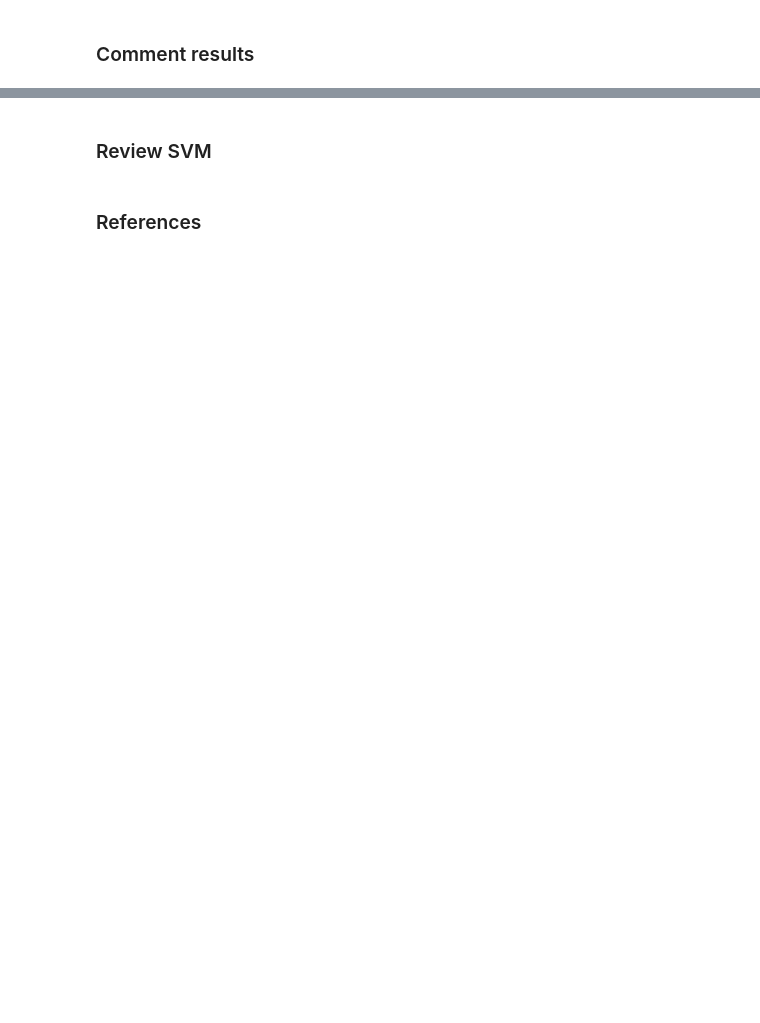
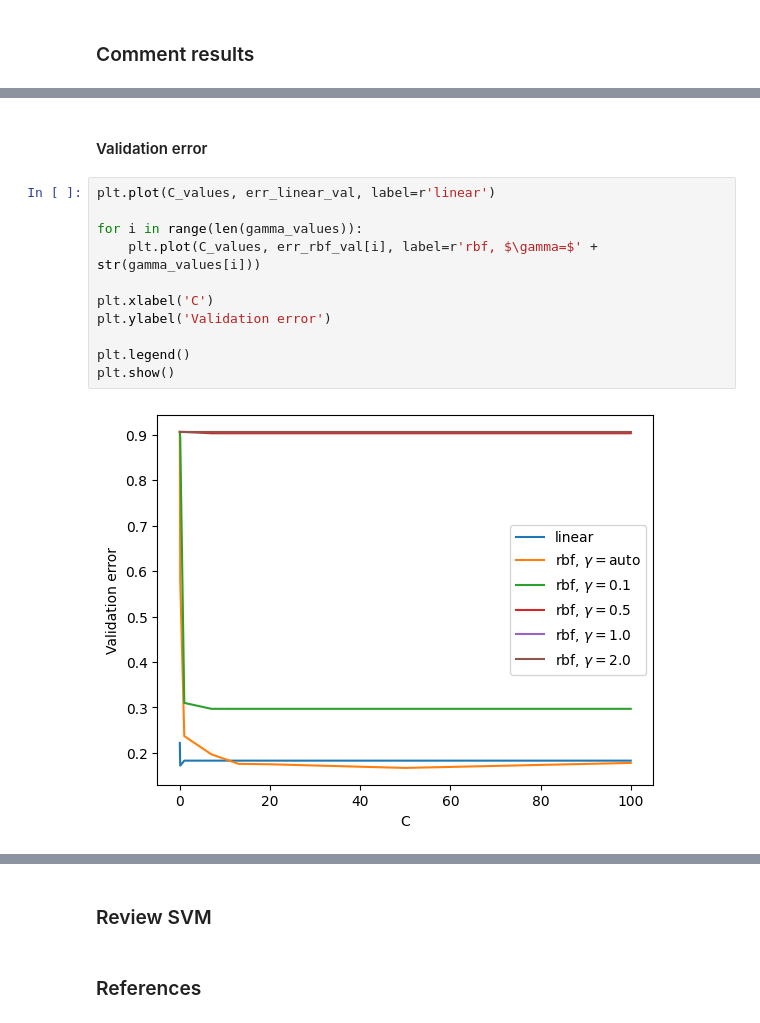
Before and after one commit to LHSang6403/Support-Vector-Machine-ML-Project, a Jupyter notebook: main.ipynb, the cells around one changed output, grey strips where cells are left out. Cells and saved outputs as stored; diff of their text form; blank space fills up the shorter version.

```diff
--- a/main.ipynb
+++ b/main.ipynb
@@ -126,0 +174,15 @@ C=0.1, gamma=0.5 - Training Error: 0.8969, Validation Error: 0.9023, Training Ti
+# %% [markdown]
+#### Validation error
+# %%
+plt.plot(C_values, err_linear_val, label=r'linear')
+
+for i in range(len(gamma_values)):
+    plt.plot(C_values, err_rbf_val[i], label=r'rbf, $\gamma=$' + str(gamma_values[i]))
+
+plt.xlabel('C')
+plt.ylabel('Validation error')
+
+plt.legend()
+plt.show()
+# %% [output]
+[figure, added]
```
Also changed, not shown: parts of 8 cells of this notebook, 1 other file.
